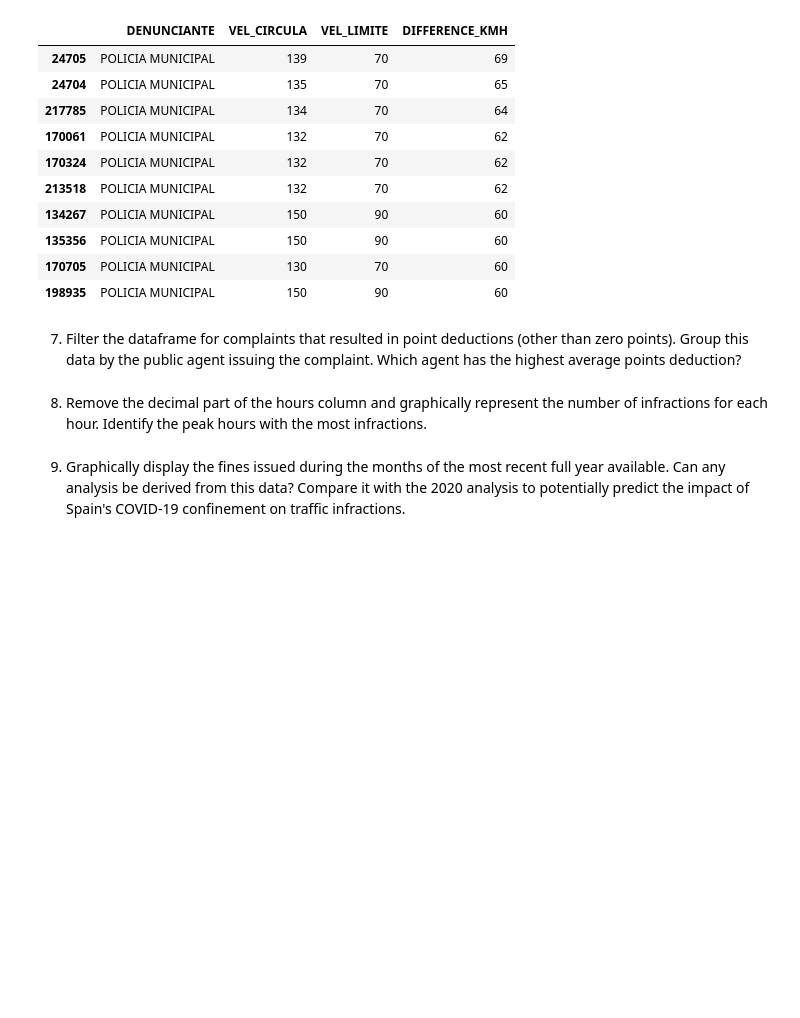
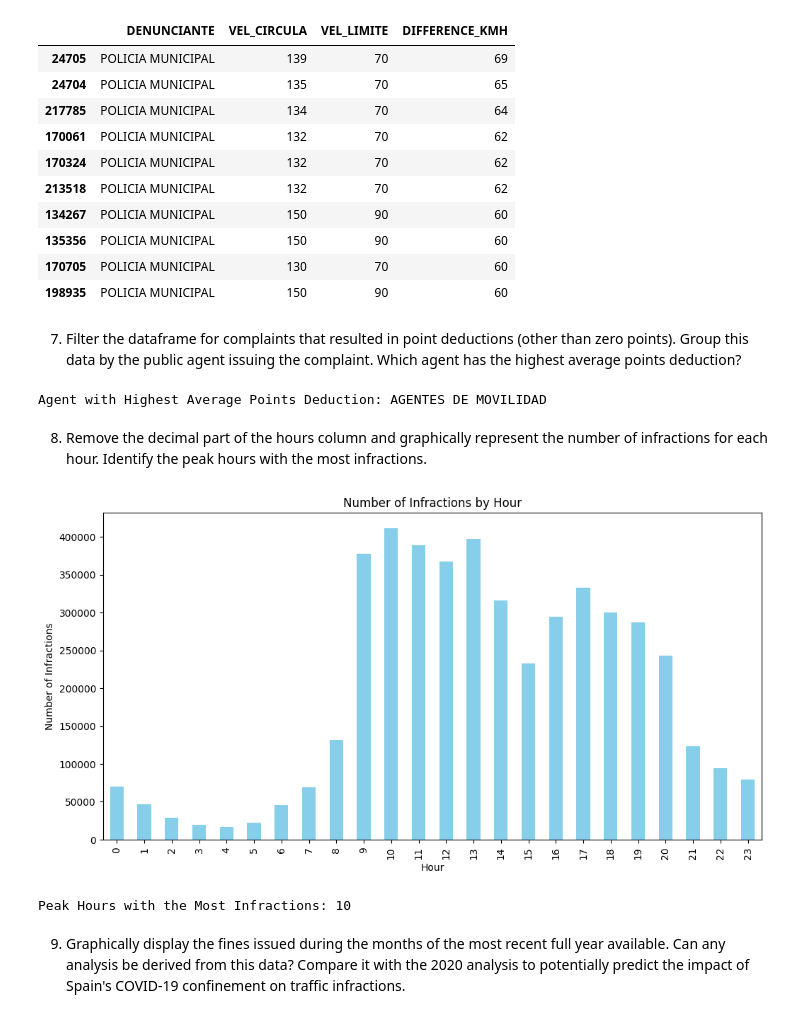
Before and after one commit to Mariospren/Squad_project_Madrid, a Jupyter notebook: Madrid_Traffic_Fines.ipynb, the cells around one changed output. Saved outputs shown, nothing was run; the diff lists cells and outputs as text; code cells hidden in the pictures; blank space fills up the shorter version.

Commit message:
Points to 7-10 done. Changes made by Andrea

```diff
--- a/Madrid_Traffic_Fines.ipynb
+++ b/Madrid_Traffic_Fines.ipynb
@@ -342,7 +342,40 @@ top_10_speeders[['DENUNCIANTE', 'VEL_CIRCULA', 'VEL_LIMITE', 'DIFFERENCE_KMH']]
 | 198935 | POLICIA MUNICIPAL | 150 | 90 | 60 |
 # %% [markdown]
 7. Filter the dataframe for complaints that resulted in point deductions (other than zero points). Group this data by the public agent issuing the complaint. Which agent has the highest average points deduction?
+# %%
+points_deduction = df_con[df_con['PUNTOS'] != 0]
+average_points_deduction = points_deduction.groupby('DENUNCIANTE')['PUNTOS'].mean().idxmax()
+print("Agent with Highest Average Points Deduction:", average_points_deduction)
+# %% [output]
+Agent with Highest Average Points Deduction: AGENTES DE MOVILIDAD
 # %% [markdown]
 8. Remove the decimal part of the hours column and graphically represent the number of infractions for each hour. Identify the peak hours with the most infractions.
+# %%
+#Remove Decimal Part of Hours
+df_con['HORA'] = df_con['HORA'].astype(int)
+#Graphical Representation of Infractions by Hour
+infractions_by_hour = df_con['HORA'].value_counts().sort_index()
+#Identificar las horas pico con más infracciones
+peak_hours = infractions_by_hour.idxmax()
+
+
+#Gráfico de barras
+plt.figure(figsize=(12, 6))
+infractions_by_hour.plot(kind='bar', color='skyblue')
+plt.title('Number of Infractions by Hour')
+plt.xlabel('Hour')
+plt.ylabel('Number of Infractions')
+plt.show()
+
+#Imprimir la hora pico con más infracciones
+print("Peak Hours with the Most Infractions:", peak_hours)
+dfc_2020 = df_con[df_con['ANIO'] == 2020]
+dfc_2022 = df_con[df_con['ANIO'] == 2022]
+
+fines_by_2020 = dfc_2020['MES'].value_counts()
+fines_by_2022 = dfc_2022['MES'].value_counts()
+# %% [output]
+[figure, added]
+Peak Hours with the Most Infractions: 10
 # %% [markdown]
 9. Graphically display the fines issued during the months of the most recent full year available. Can any analysis be derived from this data? Compare it with the 2020 analysis to potentially predict the impact of Spain's COVID-19 confinement on traffic infractions.
```
Also changed, not shown: parts of 2 cells of this notebook.
